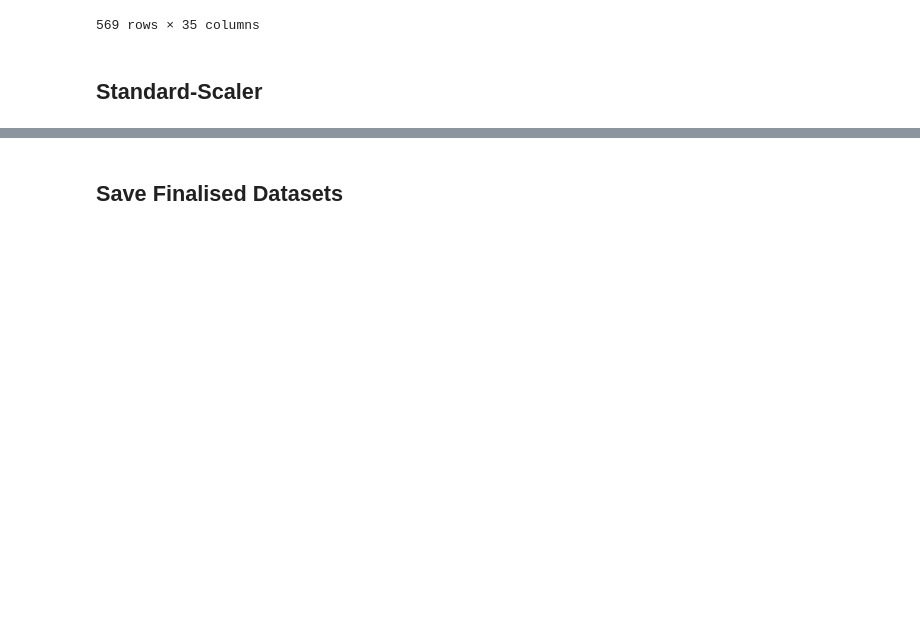
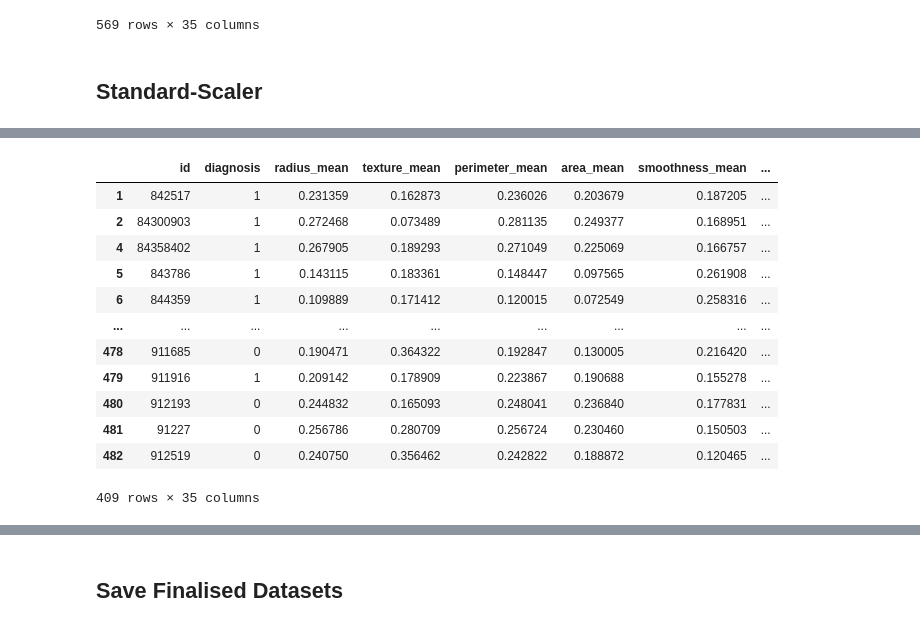
Before and after one commit to CasualModel/CancerCausality, a Jupyter notebook: notebooks/DataEngineering.ipynb, the cells around one changed output, grey strips where cells are left out. Saved outputs shown, nothing was run; the diff lists cells and outputs as text; code cells hidden in the pictures; blank space fills up the shorter version.

```diff
--- a/notebooks/DataEngineering.ipynb
+++ b/notebooks/DataEngineering.ipynb
@@ -312,0 +321,23 @@ data_revalue_stdscale.standardize_columns(data_revalue_stdscale.df.columns.to_li
+# %%
+# Create Manipulator object instance from dataframes to Normalize
+data_remove_minmax_norm = DataManipulator(data_remove_minmax.df, deep=True)
+data_revalue_minmax_norm = DataManipulator(data_revalue_minmax.df, deep=True)
+data_remove_stdscale_norm = DataManipulator(data_remove_stdscale.df, deep=True)
+data_revalue_stdscale_norm = DataManipulator(data_revalue_stdscale.df, deep=True)
+# %%
+# Normalize dataframes
+data_remove_minmax_norm.normalize_df(sep_index=2)
+# %% [output]
+|  | id | diagnosis | radius_mean | texture_mean | perimeter_mean | area_mean | smoothness_mean | ... |
+| 1 | 842517 | 1 | 0.231359 | 0.162873 | 0.236026 | 0.203679 | 0.187205 | ... |
+| 2 | 84300903 | 1 | 0.272468 | 0.073489 | 0.281135 | 0.249377 | 0.168951 | ... |
+| 4 | 84358402 | 1 | 0.267905 | 0.189293 | 0.271049 | 0.225069 | 0.166757 | ... |
+| 5 | 843786 | 1 | 0.143115 | 0.183361 | 0.148447 | 0.097565 | 0.261908 | ... |
+| 6 | 844359 | 1 | 0.109889 | 0.171412 | 0.120015 | 0.072549 | 0.258316 | ... |
+| ... | ... | ... | ... | ... | ... | ... | ... | ... |
+| 478 | 911685 | 0 | 0.190471 | 0.364322 | 0.192847 | 0.130005 | 0.216420 | ... |
+| 479 | 911916 | 1 | 0.209142 | 0.178909 | 0.223867 | 0.190688 | 0.155278 | ... |
+| 480 | 912193 | 0 | 0.244832 | 0.165093 | 0.248041 | 0.236840 | 0.177831 | ... |
+| 481 | 91227 | 0 | 0.256786 | 0.280709 | 0.256724 | 0.230460 | 0.150503 | ... |
+| 482 | 912519 | 0 | 0.240750 | 0.356462 | 0.242822 | 0.188872 | 0.120465 | ... |
+409 rows × 35 columns
```
Also changed, not shown: parts of 25 cells of this notebook, 2 other files.
